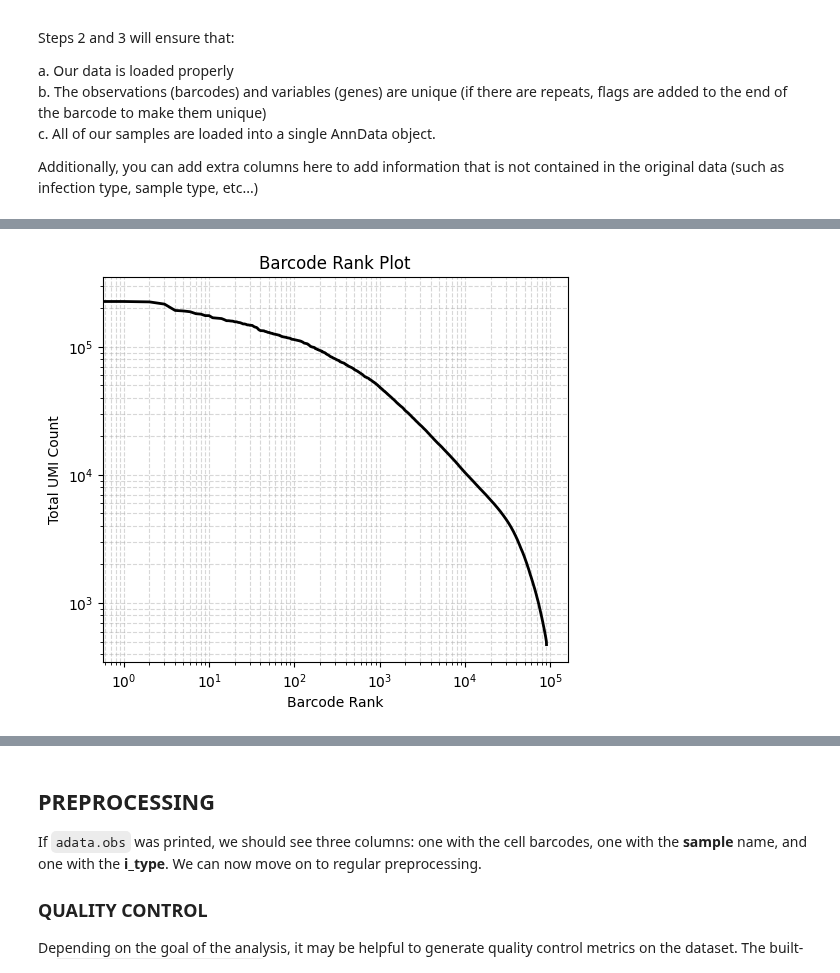
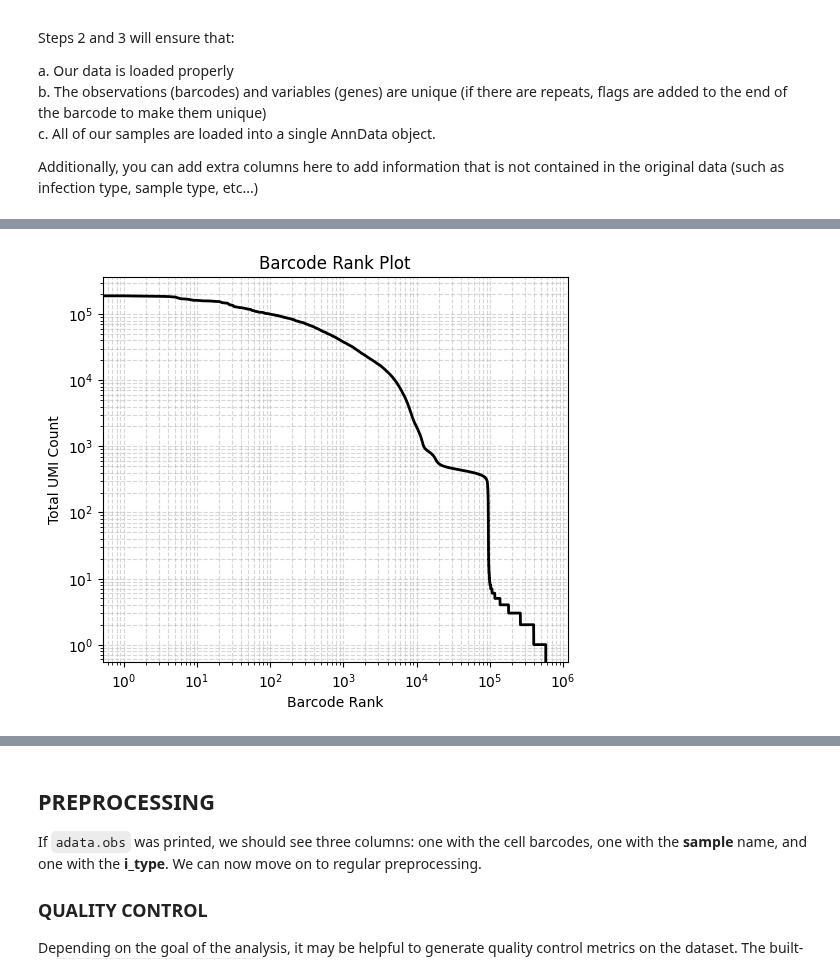
Before and after one commit to hvose-anschutz/viralogue-pipelines, a Jupyter notebook: scRNA-seq-pipeline/scRNA_part1_cellranger.ipynb, the cells around one changed output, grey strips where cells are left out. Saved outputs shown, nothing was run; the diff lists cells and outputs as text; code cells hidden in the pictures.

```diff
--- a/scRNA-seq-pipeline/scRNA_part1_cellranger.ipynb
+++ b/scRNA-seq-pipeline/scRNA_part1_cellranger.ipynb
@@ -198,31 +299,42 @@ NEW SHAPES
+# %%
+# for sample_id, filename in raw_samples.items():
+#     sample_adata = sc.read_10x_h5(filename)
+#     #sample_adata = sc.read_10x_mtx(filename,compressed=True)
+#     sample_adata.var_names_make_unique()
+#     adatas_raw[sample_id] = sample_adata
+
+# adata_raw = ad.concat(adatas_raw, label="sample")
+# adata_raw.obs_names_make_unique()
+
+sample_adata = sc.read_10x_h5(raw_samples["sample_3"])
+sample_adata.var_names_make_unique()
+sample_adata.obs_names_make_unique()
 # %%
 %matplotlib inline
 #plotting barcode ranks
 
-counts_per_cell = np.array(adata.X.sum(axis=1)).flatten()
+# 1. Get counts per cell (takes the sum of all cells x genes for a read, then returns as a 1D array)
+counts_per_cell = np.array(sample_adata.X.sum(axis=1)).flatten()
 
-# 2. Sort counts in descending order (highest to lowest)
+# 2. Sort counts highest to lowest
 sorted_counts = np.sort(counts_per_cell)[::-1]
 
-# 3. Filter out barcodes with zero counts for cleaner plotting
-sorted_counts = sorted_counts[sorted_counts > 0]
-
-# 4. Generate the Barcode Rank Plot
+# 3. Generate the Barcode Rank Plot
 fig, ax = plt.subplots(figsize=(6, 5))
 
-# Plot on a log-log scale
+# 4. Plot on a log-log scale
 ax.loglog(sorted_counts, color="black", linewidth=2)
 
 ax.set_title("Barcode Rank Plot")
 ax.set_xlabel("Barcode Rank")
 ax.set_ylabel("Total UMI Count")
 
-# Optional: Add gridlines for readability
+# 5. Add gridlines
 ax.grid(True, which="both", linestyle="--", alpha=0.5)
 
 plt.show()
 # %% [output]
-[figure, old version]
+[figure, new version]
 # %%
 # Create SoupChannel
 soup_channel = soupx.SoupChannel(
```
Also changed, not shown: parts of 44 cells of this notebook, 8 other files.
